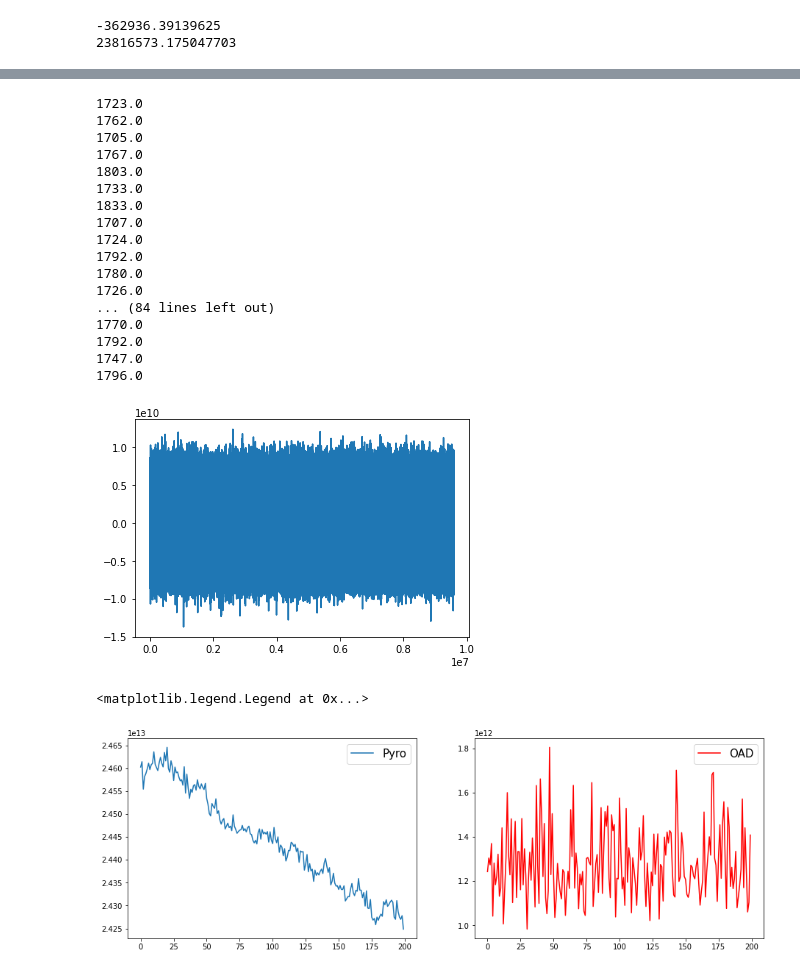
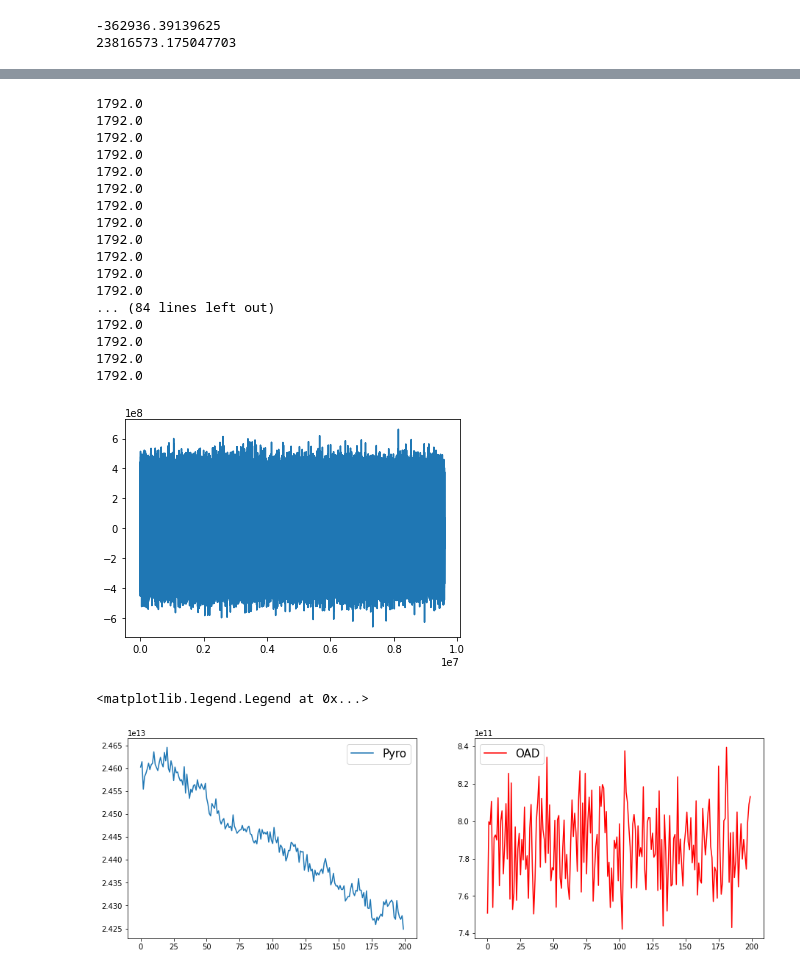
Before and after one commit to KozminArtem/ann-s, a Jupyter notebook: MD/PhAc/954_noise.ipynb, the cells around one changed output, grey strips where cells are left out. Saved outputs shown, nothing was run; the diff lists cells and outputs as text; code cells hidden in the pictures.

```diff
--- a/MD/PhAc/954_noise.ipynb
+++ b/MD/PhAc/954_noise.ipynb
@@ -88,8 +88,8 @@ wavelet = 'cmor1-1778'
 # max_scale = 350
 # min_scale = 320
 
-max_scale = 400
-min_scale = 300
+max_scale = 340
+min_scale = 315
 
 
 # wavelet = 'morl'
@@ -98,7 +98,7 @@ min_scale = 300
 
 
 
-scales = np.arange(min_scale, max_scale, 3)
+scales = np.arange(min_scale, max_scale, 1)
 
 slase = 95750
 size_shape = 500
@@ -413,8 +403,8 @@ DURATION = 1 #sec
 # Number of samples in normalized_tone
 N = SAMPLE_RATE * DURATION
 
-min_freq = 1700
-max_freq = 1850
+min_freq = 1760
+max_freq = 1820
 
 max_intensity_OAD = np.zeros(200)
 max_index_OAD = np.zeros(200)
@@ -599,7 +589,7 @@ ax2.legend(prop={'size': 15},loc='upper right')
 print(df_01.y1.iloc[:Size_pyro].mean())
 print(df_01.y1.iloc[:Size_pyro].std())
 
-noise_oad = np.random.normal(0, 100 * df_01.y1.iloc[:9_600_000].std(), size = Size_pyro)
+noise_oad = np.random.normal(0, 5 * df_01.y1.iloc[:9_600_000].std(), size = Size_pyro)
 df_01['oad_noise'] = df_01.y1 + noise_oad
 # %% [output]
 -362936.39139625
@@ -796,8 +788,8 @@ DURATION = 1 #sec
 # Number of samples in normalized_tone
 N = SAMPLE_RATE * DURATION
 
-min_freq = 1700
-max_freq = 1850
+min_freq = 1760
+max_freq = 1820
 
 max_intensity_OAD_noise = np.zeros(200)
 max_index_OAD_noise = np.zeros(200)
@@ -808,48 +800,48 @@ plt.plot(df_01.oad_noise)
 
 for i in range(100):
     Pyro = df_01.y0.values[SAMPLE_RATE*2*i:SAMPLE_RATE*(2*i+1)]
     OAD_noise = df_01.oad_noise.values[SAMPLE_RATE*2*i:SAMPLE_RATE*(2*i+1)]
 
     xf = rfftfreq(N, 1 / SAMPLE_RATE)
     Pyro_f = rfft(Pyro)
     OAD_noise_f = rfft(OAD_noise)
 
     max_intensity_OAD_noise[2*i] = np.max(np.abs(OAD_noise_f[min_freq:max_freq]))
     max_index_OAD_noise[2*i] = np.argmax(np.abs(OAD_noise_f[min_freq:max_freq]))
 
     max_intensity_Pyro[2*i] = np.max(np.abs(Pyro_f[min_freq:max_freq]))
     max_index_Pyro[2*i] = np.argmax(np.abs(Pyro_f[min_freq:max_freq]))
 
     Pyro = df_01.y0.values[SAMPLE_RATE*(2*i+1):SAMPLE_RATE*(2*i+2)]
     OAD_noise = df_01.oad_noise.values[SAMPLE_RATE*(2*i+1):SAMPLE_RATE*(2*i+2)]
     Pyro_f = rfft(Pyro)
     OAD_noise_f = rfft(OAD_noise)
     max_intensity_OAD_noise[2*i+1] = np.max(np.abs(OAD_noise_f[min_freq:max_freq]))
     max_index_OAD_noise[2*i+1] = np.argmax(np.abs(OAD_noise_f[min_freq:max_freq]))
 
     max_intensity_Pyro[2*i+1] = np.max(np.abs(Pyro_f[min_freq:max_freq]))
     max_index_Pyro[2*i+1] = np.argmax(np.abs(Pyro_f[min_freq:max_freq]))
 #     print(xf[min_freq + np.argmax(np.abs(Pyro_f[min_freq:max_freq]))])
     print(xf[min_freq + np.argmax(np.abs(OAD_noise_f[min_freq:max_freq]))])
 # %% [output]
-1723.0
-1762.0
-1705.0
-1767.0
-1803.0
-1733.0
-1833.0
-1707.0
-1724.0
 1792.0
-1780.0
-1726.0
+1792.0
+1792.0
+1792.0
+1792.0
+1792.0
+1792.0
+1792.0
+1792.0
+1792.0
+1792.0
+1792.0
 ... (84 lines left out)
-1770.0
 1792.0
-1747.0
-1796.0
+1792.0
+1792.0
+1792.0
-[figure, old version]
+[figure, new version]
 # %%
 fig = plt.figure()
 fig.set_size_inches(15.5, 5)
@@ -862,7 +854,7 @@ ax2.plot([i for i in range(200)],max_intensity_OAD_noise, 'red', label='OAD')
 ax2.legend(prop={'size': 15})
 # %% [output]
 <matplotlib.legend.Legend at 0x...>
-[figure, old version]
+[figure, new version]
 # %%
 S_fourier_noise = max_intensity_OAD_noise/max_intensity_Pyro
 fig = plt.figure()
```
Also changed, not shown: parts of 79 cells of this notebook, 12 other files.
